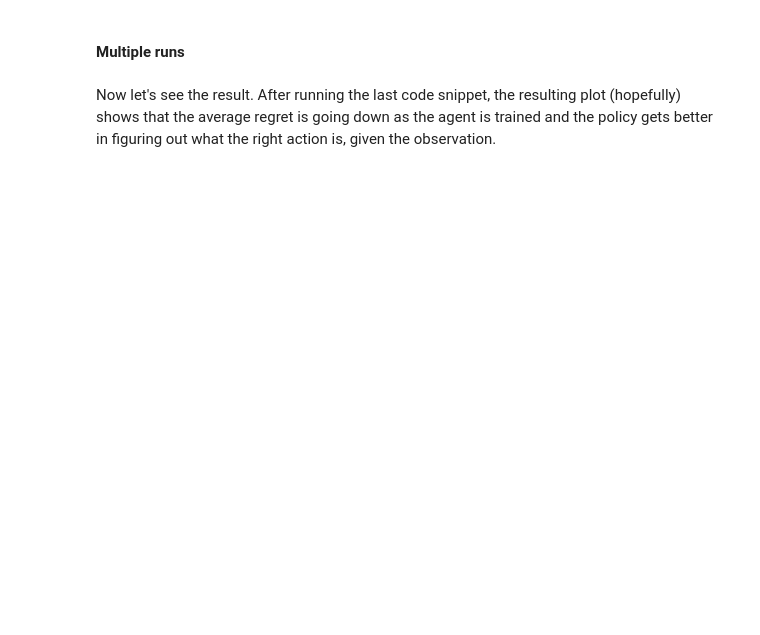
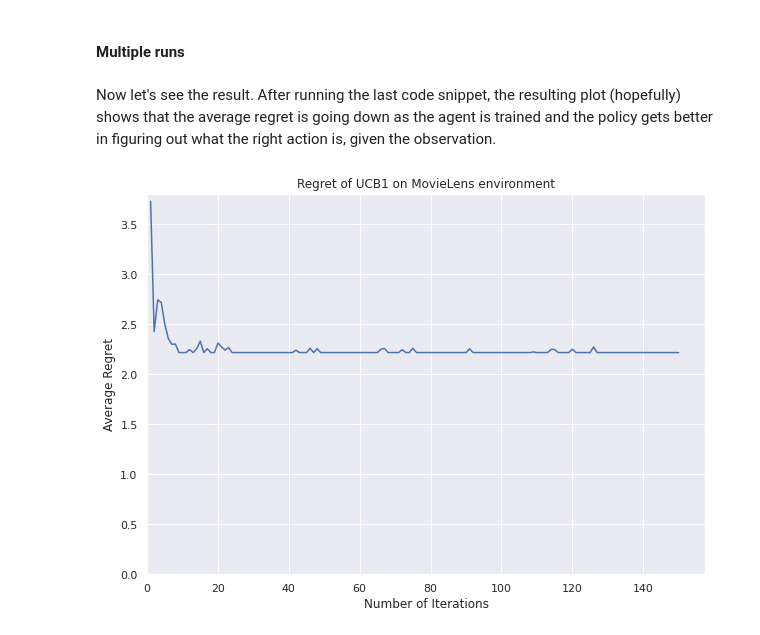
Before and after one commit to pstanisl/mlprague-2021, a Jupyter notebook: 03_MAB_movielens_ucb1.ipynb, the cells around one changed output. Drawn from its saved outputs; the diff is of its cells as text; code cells hidden in the pictures; blank space fills up the shorter version.

```diff
--- a/03_MAB_movielens_ucb1.ipynb
+++ b/03_MAB_movielens_ucb1.ipynb
@@ -392,6 +409,10 @@ Now let's see the result. After running the last code snippet, the resulting plo
 params = {
     'algorithm': 'UCB1'
 }
+# %%
+plot_regret(df_trajectory.groupby('trial').mean()['regret'], params)
+# %% [output]
+[figure, added]
 # %%
 plot_cumsum(df_trajectory, params, show_actions=True)
 # %% [output]
```
Also changed, not shown: parts of 10 cells of this notebook.
